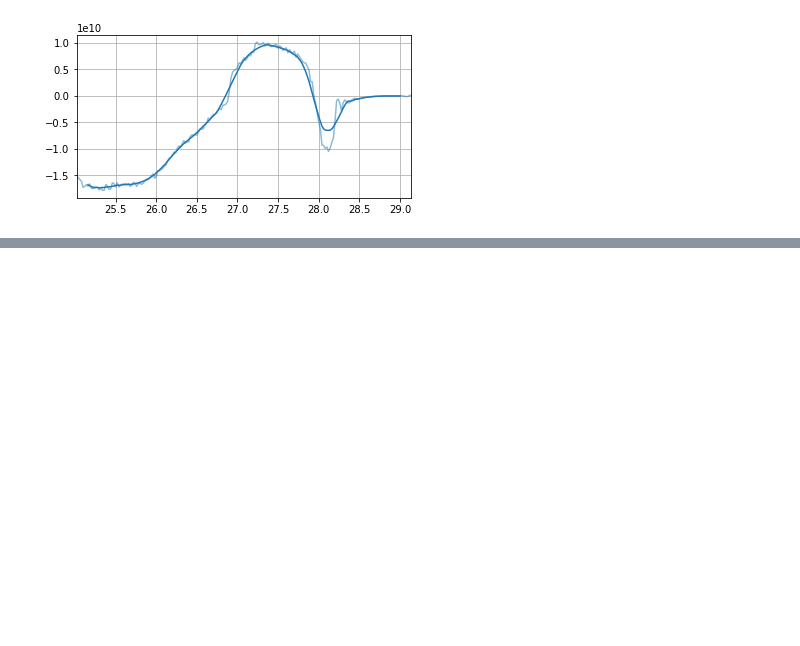
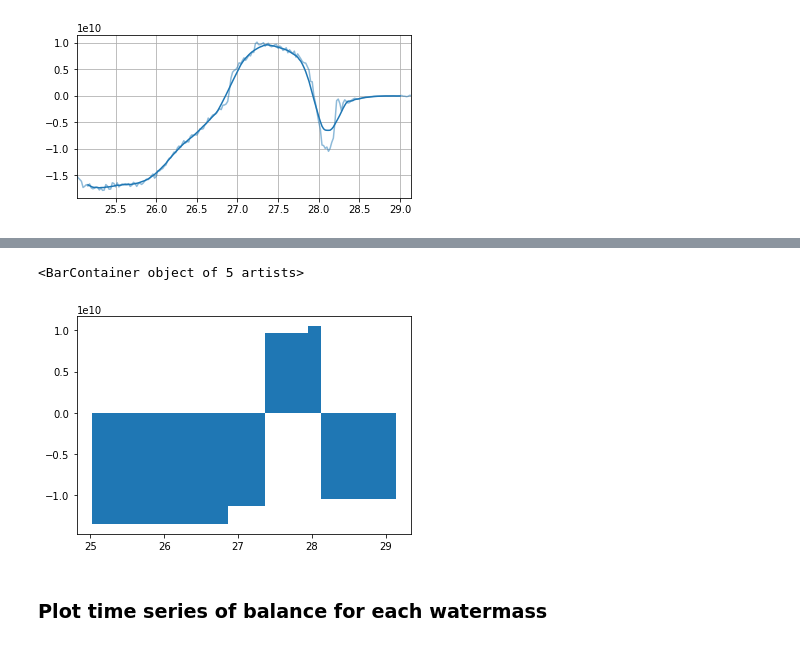
Before and after one commit to gmacgilchrist/so_decadal_variability, a Jupyter notebook: notebooks/ECCOv4r4/draw_wmt_watermasses.ipynb, the cells around one changed output, grey strips where cells are left out. Saved outputs shown, nothing was run; the diff lists cells and outputs as text; code cells hidden in the pictures; blank space fills up the shorter version.

```diff
--- a/notebooks/ECCOv4r4/draw_wmt_watermasses.ipynb
+++ b/notebooks/ECCOv4r4/draw_wmt_watermasses.ipynb
@@ -81,0 +107,14 @@ mx,mn,c
+# %%
+bins = np.concatenate(([ds_all['gamma_n'].min('gamma_n')],bounds,[ds_all['gamma_n'].max('gamma_n')]))
+bins_c = 0.5*(bins[1:]+bins[:-1])
+bins_w = np.diff(bins)
+wmf_all = formation_all.groupby_bins('gamma_n',bins,labels=bins_c).sum()
+wmf_bowl = formation_bowl.groupby_bins('gamma_n',bins,labels=bins_c).sum()
+# %%
+# Plot the overturning
+plt.bar(wmf_all['gamma_n_bins'],wmf_all['bin_ADV'].mean('time'),width=bins_w)
+# %% [output]
+<BarContainer object of 5 artists>
+[figure, added]
+# %% [markdown]
+### Plot time series of balance for each watermass
```
Also changed, not shown: parts of 11 cells of this notebook, 1 other file.
